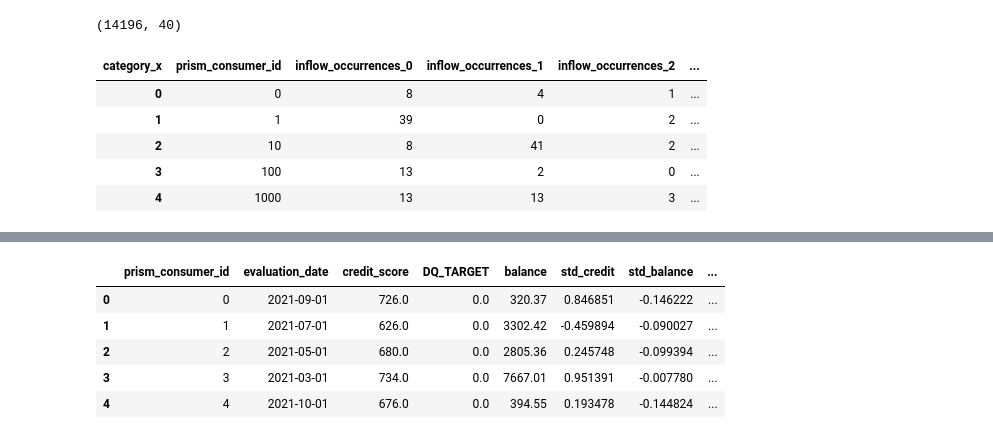
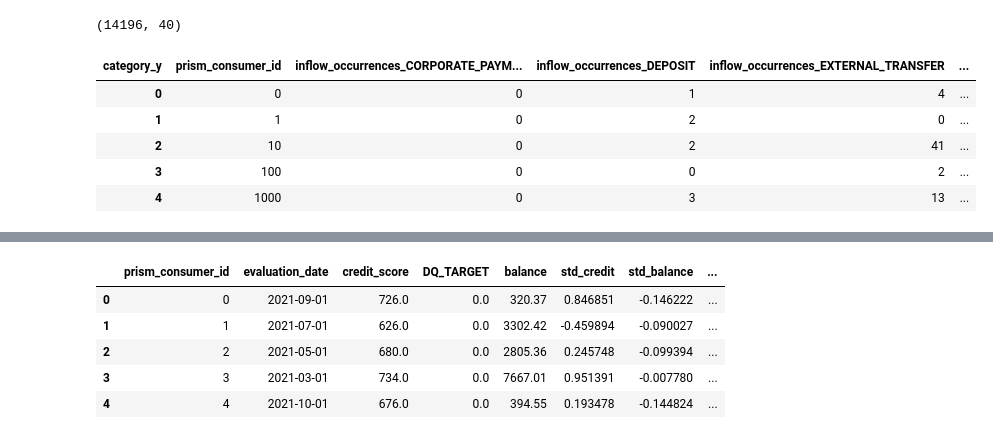
Before and after one commit to hillarychang/dsc180b-capstone-q2, a Jupyter notebook: src/notebooks/kevin_q2_eda.ipynb, the cells around one changed output, grey strips where cells are left out. Saved outputs shown, nothing was run; the diff lists cells and outputs as text; code cells hidden in the pictures.

```diff
--- a/src/notebooks/kevin_q2_eda.ipynb
+++ b/src/notebooks/kevin_q2_eda.ipynb
@@ -398,27 +537,27 @@ outflow_occurences.shape
 # %%
 # create features based on the number of unique occurences in the transactions dataset
 inflow_occurences = (
     transaction_categories[transaction_categories["credit_or_debit"] == "CREDIT"]
-    .groupby(["prism_consumer_id", "category_x"])
+    .groupby(["prism_consumer_id", "category_y"])
     .size()  # Count number of unique occurrences
     .unstack(fill_value=0)  # Create one column per category_x
     .reset_index()
 )
 
 # name columns for clarity
 inflow_occurences = inflow_occurences.rename(
     columns=lambda col: f"inflow_occurrences_{col}"
     if col != "prism_consumer_id"
     else col
 )
 inflow_occurences.head()
 # %% [output]
-| category_x | prism_consumer_id | inflow_occurrences_0 | inflow_occurrences_1 | inflow_occurrences_2 | ... |
-| 0 | 0 | 8 | 4 | 1 | ... |
-| 1 | 1 | 39 | 0 | 2 | ... |
-| 2 | 10 | 8 | 41 | 2 | ... |
-| 3 | 100 | 13 | 2 | 0 | ... |
-| 4 | 1000 | 13 | 13 | 3 | ... |
+| category_y | prism_consumer_id | inflow_occurrences_CORPORATE_PAYM... | inflow_occurrences_DEPOSIT | inflow_occurrences_EXTERNAL_TRANSFER | ... |
+| 0 | 0 | 0 | 1 | 4 | ... |
+| 1 | 1 | 0 | 2 | 0 | ... |
+| 2 | 10 | 0 | 2 | 41 | ... |
+| 3 | 100 | 0 | 0 | 2 | ... |
+| 4 | 1000 | 0 | 3 | 13 | ... |
 # %%
 # create features based on the sum of occurences in the transactions dataset
 inflow_sums = (
```
Also changed, not shown: parts of 14 cells of this notebook.
